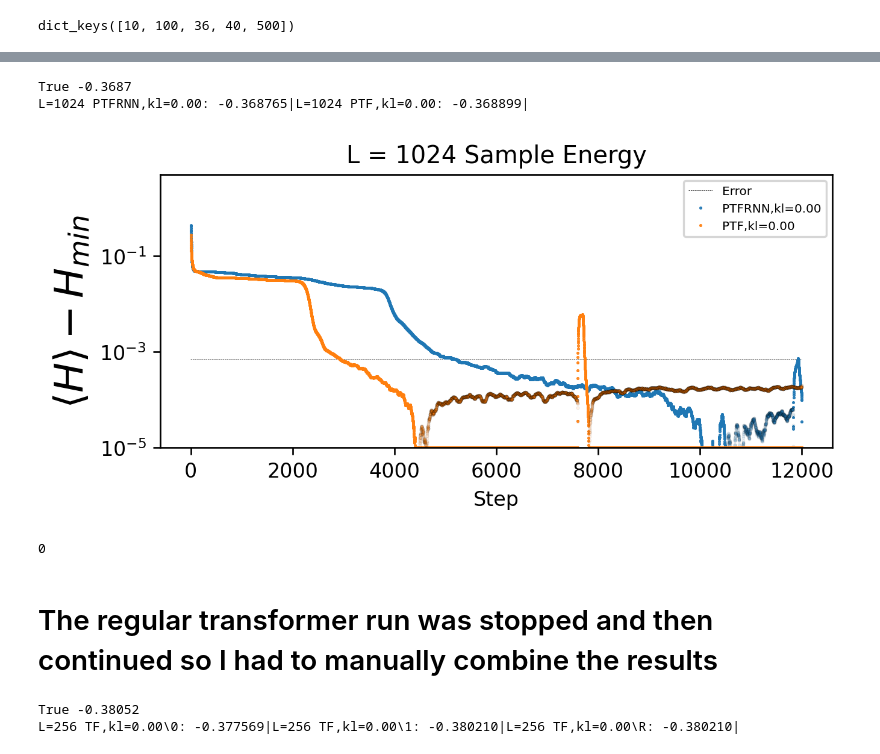
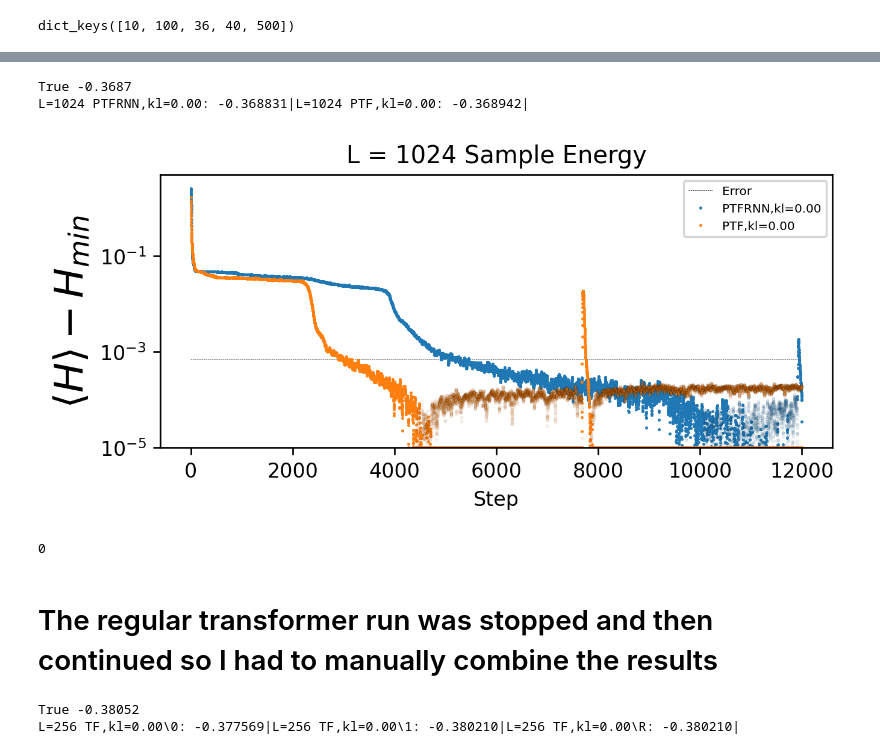
Before and after one commit to ksprague1/NN-QSR, a Jupyter notebook: Results.ipynb, the cells around one changed output, grey strips where cells are left out. Saved outputs shown, nothing was run; the diff lists cells and outputs as text; code cells hidden in the pictures.

Commit message:
added some extra results

```diff
--- a/Results.ipynb
+++ b/Results.ipynb
@@ -223,19 +226,19 @@ L=576 PTFRNN\Rydberg\576: -0.372703|L=576 PTF\Rydberg\576: -0.372818|
 # %%
 p = getpaths("PTFRNN\\Rydberg",["1024"])
 p[1024] += getpaths("PTF\\Rydberg",["1024","K=128"],alldir=False)[1024]
-graphs(p,useTimes=False, metric="Sample",label_idx=[0,-1],err=False,smoothing=100)
+graphs(p,useTimes=False, metric="Sample",label_idx=[0,-1],err=False,smoothing=10)
 # %% [output]
 True -0.3687
-L=1024 PTFRNN,kl=0.00: -0.368765|L=1024 PTF,kl=0.00: -0.368899|
+L=1024 PTFRNN,kl=0.00: -0.368831|L=1024 PTF,kl=0.00: -0.368942|
-[figure, old version]
+[figure, new version]
 # %%
 
 os.system("git commit -a -m \"Added kl divergence term\"")
 os.system("git push origin")
 # %% [output]
 0
-# %% [markdown]
-# The regular transformer run was stopped and then continued so I had to manually combine the results
+# %% [markdown]
+# The regular transformer run was stopped and then continued so I had to manually combine the results
 # %%
 p=getpaths("TF\\Rydberg",["256","0.00\\"],alldir=True)
 graphs(p,useTimes=False, metric="Sample",label_idx=[0,-1],err=False,smoothing=100)
```
Also changed, not shown: parts of 7 cells of this notebook, 15 other files.
